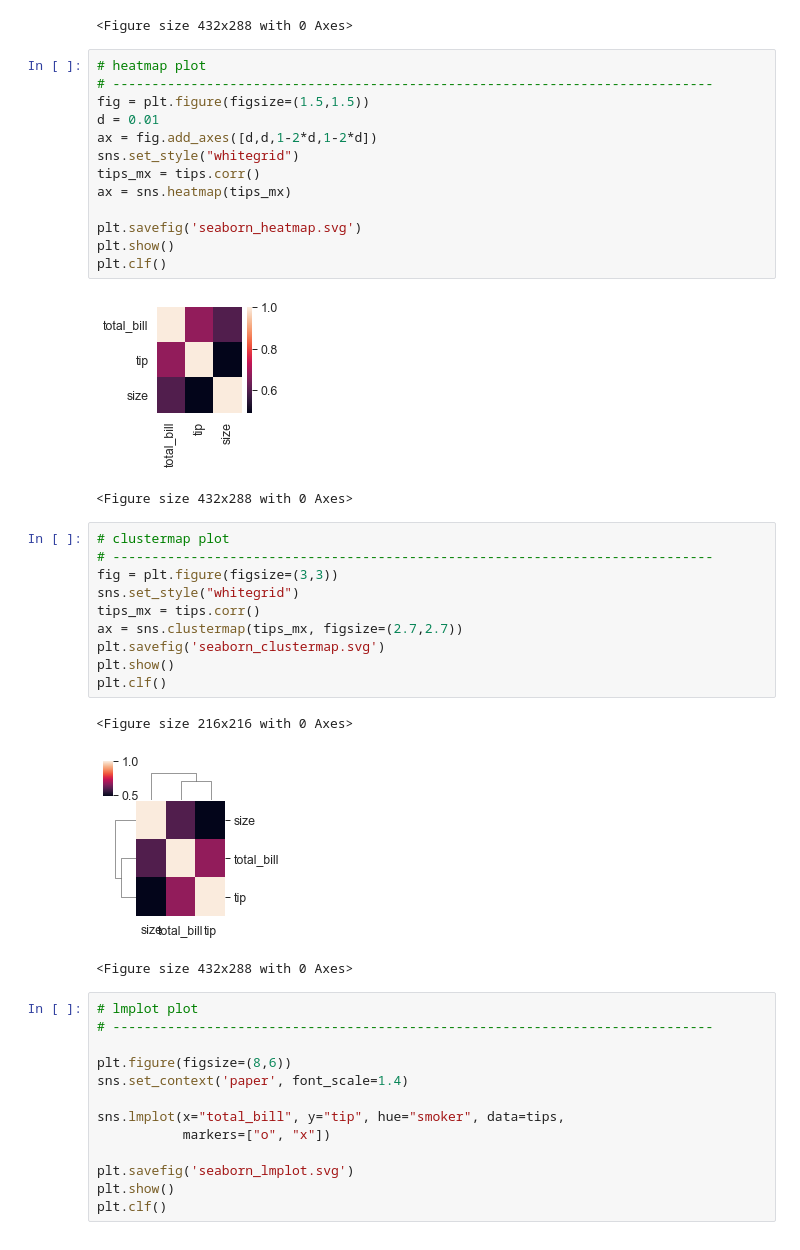
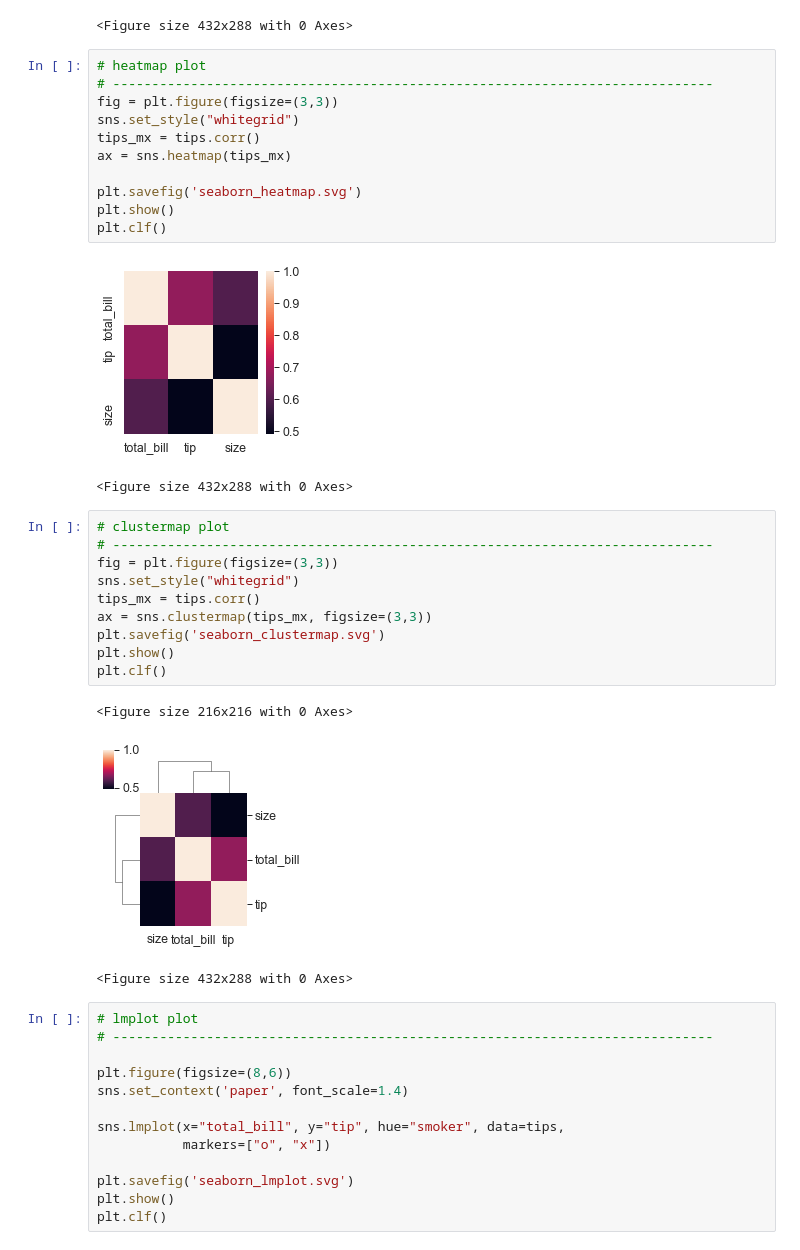
Before and after one commit to TheBormann/PersonalProjects, a Jupyter notebook: Summaries and cheatsheets/Machine learning in python/3. Data visualization/img/graphs.ipynb, the cells around one changed output. Saved outputs shown, nothing was run; the diff lists cells and outputs as text.

```diff
--- a/Summaries and cheatsheets/Machine learning in python/3. Data visualization/img/graphs.ipynb
+++ b/Summaries and cheatsheets/Machine learning in python/3. Data visualization/img/graphs.ipynb
@@ -195,18 +195,16 @@ plt.clf()
 # %%
 # heatmap plot
 # -----------------------------------------------------------------------------
-fig = plt.figure(figsize=(1.5,1.5))
-d = 0.01
-ax = fig.add_axes([d,d,1-2*d,1-2*d])
+fig = plt.figure(figsize=(3,3))
 sns.set_style("whitegrid")
 tips_mx = tips.corr()
 ax = sns.heatmap(tips_mx)
 
 plt.savefig('seaborn_heatmap.svg')
 plt.show()
 plt.clf()
 # %% [output]
-[figure, old version]
+[figure, new version]
 <Figure size 432x288 with 0 Axes>
 # %%
 # clustermap plot
@@ -214,13 +212,13 @@ plt.clf()
 fig = plt.figure(figsize=(3,3))
 sns.set_style("whitegrid")
 tips_mx = tips.corr()
-ax = sns.clustermap(tips_mx, figsize=(2.7,2.7))
+ax = sns.clustermap(tips_mx, figsize=(3,3))
 plt.savefig('seaborn_clustermap.svg')
 plt.show()
 plt.clf()
 # %% [output]
 <Figure size 216x216 with 0 Axes>
-[figure, old version]
+[figure, new version]
 <Figure size 432x288 with 0 Axes>
 # %%
 # lmplot plot
```
Also changed, not shown: 16 other files.
